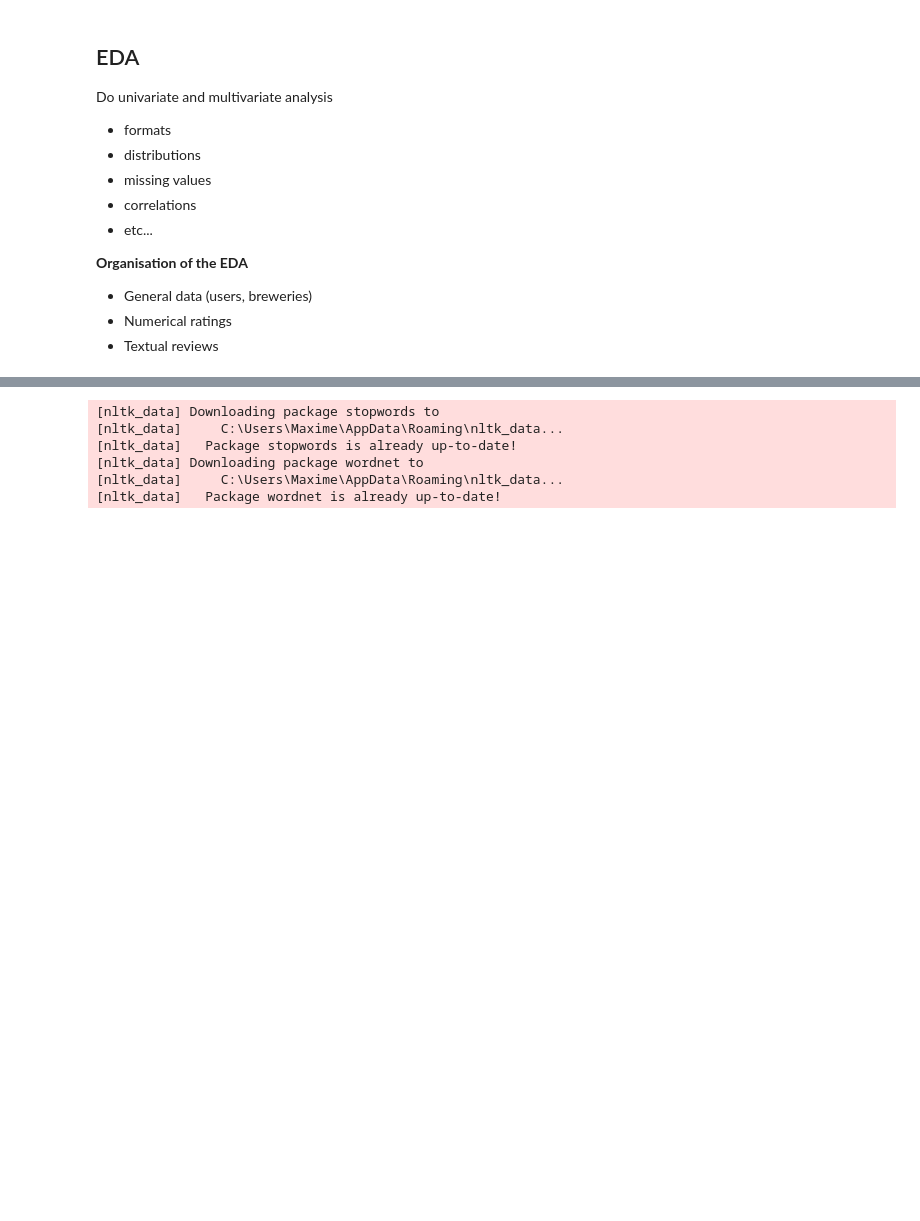
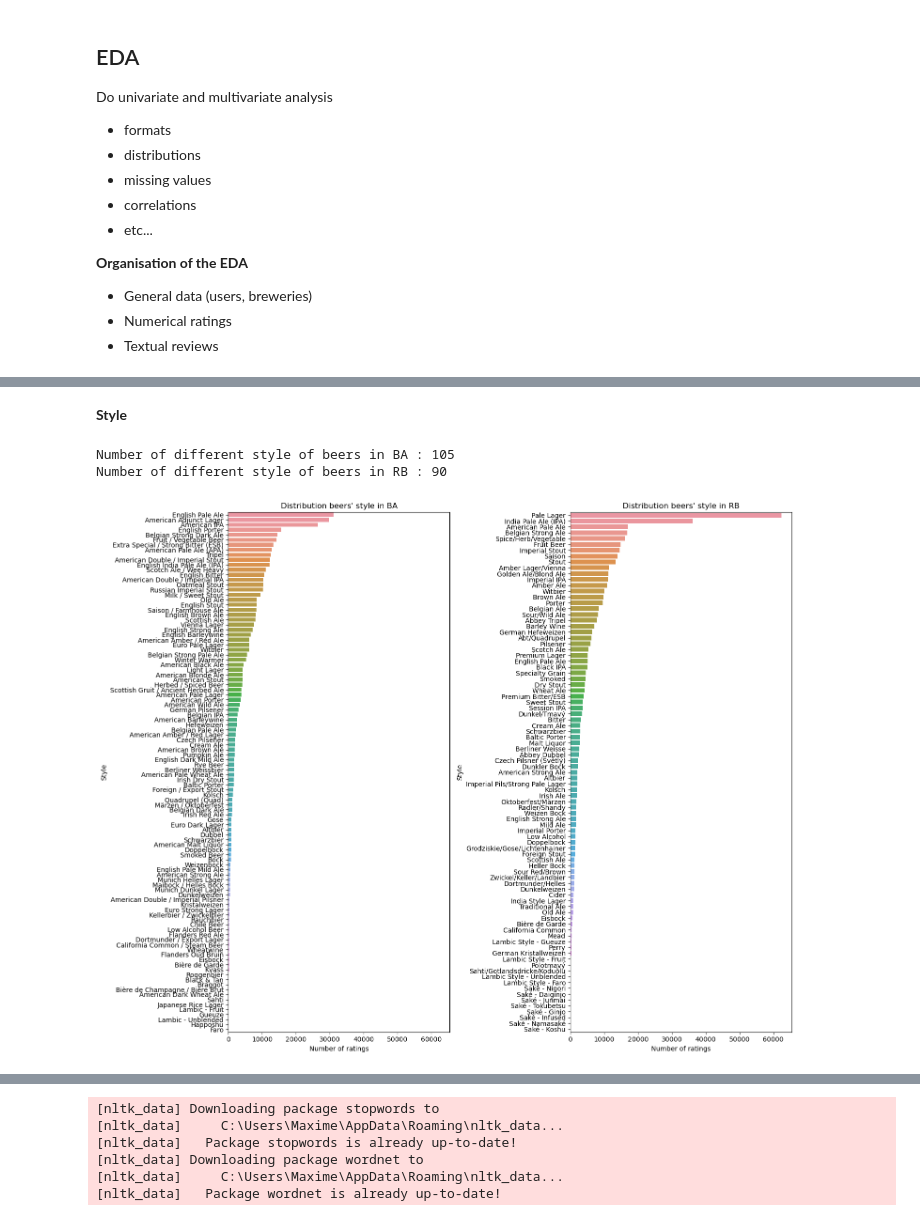
Before and after one commit to epfl-ada/ada-2023-project-laremontada61, a Jupyter notebook: pipeline_MLE.ipynb, the cells around one changed output, grey strips where cells are left out. Cells and saved outputs as stored; diff of their text form; code cells hidden in the pictures; blank space fills up the shorter version.

```diff
--- a/pipeline_MLE.ipynb
+++ b/pipeline_MLE.ipynb
@@ -206,0 +425,23 @@ ratings_BA_stats
+# %% [markdown]
+**Style**
+# %%
+print(f"Number of different style of beers in BA : {len(ratings_BA['style'].unique())}")
+print(f"Number of different style of beers in RB : {len(ratings_RB['style'].unique())}")
+
+fig, axs = plt.subplots(1,2, figsize=(15, 12), sharex = True)
+sns.countplot(y='style', data=ratings_BA, order = ratings_BA['style'].value_counts().index,ax = axs[0])
+sns.countplot(y='style', data=ratings_RB, order = ratings_RB['style'].value_counts().index,ax = axs[1])
+
+axs[0].set_title("Distribution beers' style in BA")
+axs[1].set_title("Distribution beers' style in RB")
+
+for ax in axs.flat:
+    ax.set_xlabel("Number of ratings")
+    ax.set_ylabel("Style")
+
+plt.tight_layout()
+plt.show()
+# %% [output]
+Number of different style of beers in BA : 105
+Number of different style of beers in RB : 90
+[figure, added]
```
Also changed, not shown: parts of 40 cells of this notebook, 1 other file.
